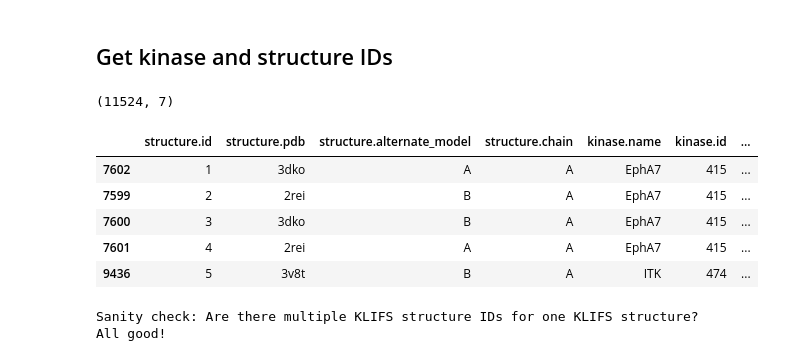
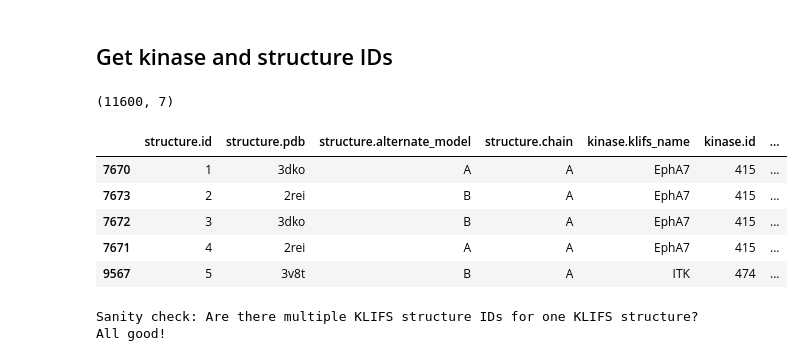
Before and after one commit to volkamerlab/opencadd, a Jupyter notebook: opencadd/data/klifs_ids.ipynb, the cells around one changed output. Saved outputs shown, nothing was run; the diff lists cells and outputs as text; code cells hidden in the pictures.

Commit message:
Update kinase names (distinguish HGNC and non-HGNC names)

```diff
--- a/opencadd/data/klifs_ids.ipynb
+++ b/opencadd/data/klifs_ids.ipynb
@@ -26,20 +26,20 @@ INFO:opencadd.databases.klifs.api:Remote session is ready!
 # %%
 # Fetch all structures (keep only ID related columns)
 structures_all = remote.structures.all_structures()
-structures_all = structures_all[["structure.id", "structure.pdb", "structure.alternate_model", "structure.chain", "kinase.name", "kinase.id", "ligand.pdb"]]
+structures_all = structures_all[["structure.id", "structure.pdb", "structure.alternate_model", "structure.chain", "kinase.klifs_name", "kinase.id", "ligand.pdb"]]
 # Sort by structures ID
 structures_all.sort_values("structure.id", inplace=True)
 # Show data
 print(structures_all.shape)
 structures_all.head()
 # %% [output]
-(11524, 7)
+(11600, 7)
-|  | structure.id | structure.pdb | structure.alternate_model | structure.chain | kinase.name | kinase.id | ... |
-| 7602 | 1 | 3dko | A | A | EphA7 | 415 | ... |
-| 7599 | 2 | 2rei | B | A | EphA7 | 415 | ... |
-| 7600 | 3 | 3dko | B | A | EphA7 | 415 | ... |
-| 7601 | 4 | 2rei | A | A | EphA7 | 415 | ... |
-| 9436 | 5 | 3v8t | B | A | ITK | 474 | ... |
+|  | structure.id | structure.pdb | structure.alternate_model | structure.chain | kinase.klifs_name | kinase.id | ... |
+| 7670 | 1 | 3dko | A | A | EphA7 | 415 | ... |
+| 7673 | 2 | 2rei | B | A | EphA7 | 415 | ... |
+| 7672 | 3 | 3dko | B | A | EphA7 | 415 | ... |
+| 7671 | 4 | 2rei | A | A | EphA7 | 415 | ... |
+| 9567 | 5 | 3v8t | B | A | ITK | 474 | ... |
 # %%
 print("Sanity check: Are there multiple KLIFS structure IDs for one KLIFS structure?")
 sizes = structures_all.groupby(["structure.pdb", "structure.alternate_model", "structure.chain"]).size()
```
Also changed, not shown: parts of 3 cells of this notebook, 13 other files.
